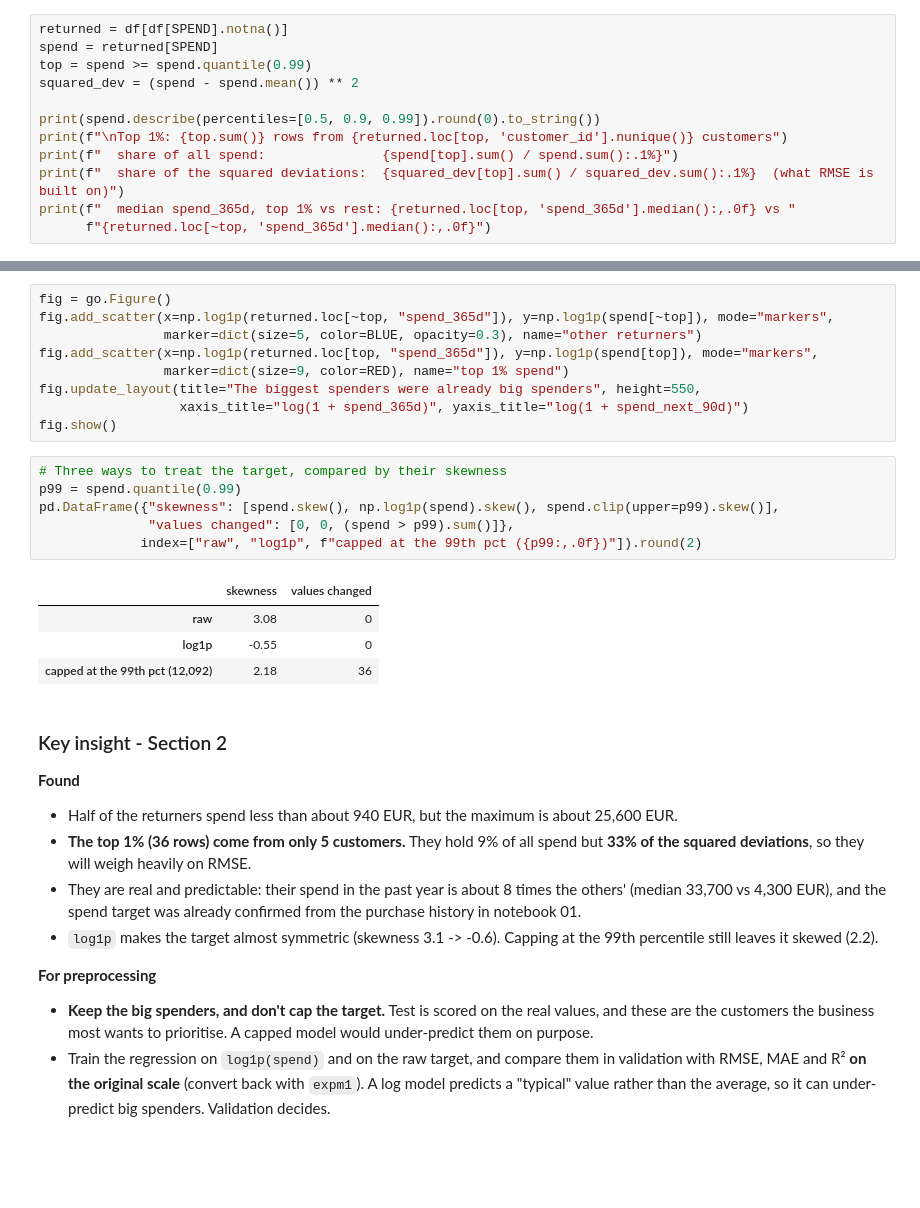
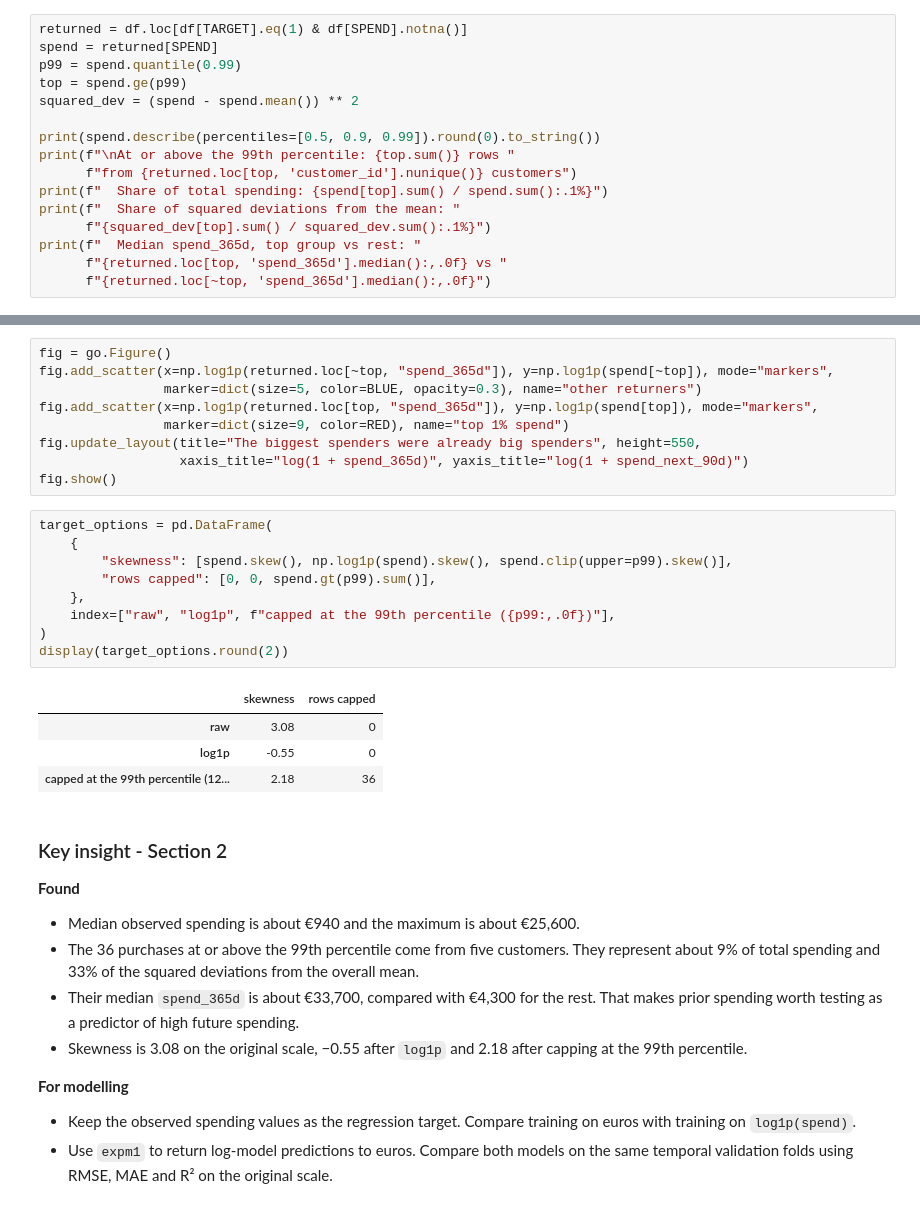
Before and after one commit to L4DR48/ETAI-Group5, a Jupyter notebook: notebooks/04_preprocessing.ipynb, the cells around one changed output, grey strips where cells are left out. Saved outputs shown, nothing was run; the diff lists cells and outputs as text; blank space fills up the shorter version.

```diff
--- a/notebooks/04_preprocessing.ipynb
+++ b/notebooks/04_preprocessing.ipynb
@@ -111,14 +157,18 @@ The regression is evaluated with **RMSE, MAE and R²** on the customers who actu
 # %%
-returned = df[df[SPEND].notna()]
+returned = df.loc[df[TARGET].eq(1) & df[SPEND].notna()]
 spend = returned[SPEND]
-top = spend >= spend.quantile(0.99)
+p99 = spend.quantile(0.99)
+top = spend.ge(p99)
 squared_dev = (spend - spend.mean()) ** 2
 
 print(spend.describe(percentiles=[0.5, 0.9, 0.99]).round(0).to_string())
-print(f"\nTop 1%: {top.sum()} rows from {returned.loc[top, 'customer_id'].nunique()} customers")
-print(f"  share of all spend:               {spend[top].sum() / spend.sum():.1%}")
-print(f"  share of the squared deviations:  {squared_dev[top].sum() / squared_dev.sum():.1%}  (what RMSE is built on)")
-print(f"  median spend_365d, top 1% vs rest: {returned.loc[top, 'spend_365d'].median():,.0f} vs "
+print(f"\nAt or above the 99th percentile: {top.sum()} rows "
+      f"from {returned.loc[top, 'customer_id'].nunique()} customers")
+print(f"  Share of total spending: {spend[top].sum() / spend.sum():.1%}")
+print(f"  Share of squared deviations from the mean: "
+      f"{squared_dev[top].sum() / squared_dev.sum():.1%}")
+print(f"  Median spend_365d, top group vs rest: "
+      f"{returned.loc[top, 'spend_365d'].median():,.0f} vs "
       f"{returned.loc[~top, 'spend_365d'].median():,.0f}")
 # %% [output]
 count     3560.0
@@ -144,25 +194,30 @@ fig.update_layout(title="The biggest spenders were already big spenders", height
                   xaxis_title="log(1 + spend_365d)", yaxis_title="log(1 + spend_next_90d)")
 fig.show()
 # %%
-# Three ways to treat the target, compared by their skewness
-p99 = spend.quantile(0.99)
-pd.DataFrame({"skewness": [spend.skew(), np.log1p(spend).skew(), spend.clip(upper=p99).skew()],
-              "values changed": [0, 0, (spend > p99).sum()]},
-             index=["raw", "log1p", f"capped at the 99th pct ({p99:,.0f})"]).round(2)
+target_options = pd.DataFrame(
+    {
+        "skewness": [spend.skew(), np.log1p(spend).skew(), spend.clip(upper=p99).skew()],
+        "rows capped": [0, 0, spend.gt(p99).sum()],
+    },
+    index=["raw", "log1p", f"capped at the 99th percentile ({p99:,.0f})"],
+)
+display(target_options.round(2))
 # %% [output]
-|  | skewness | values changed |
+|  | skewness | rows capped |
 | raw | 3.08 | 0 |
 | log1p | -0.55 | 0 |
-| capped at the 99th pct (12,092) | 2.18 | 36 |
+| capped at the 99th percentile (12... | 2.18 | 36 |
 # %% [markdown]
 ### Key insight - Section 2
 
 **Found**
-- Half of the returners spend less than about 940 EUR, but the maximum is about 25,600 EUR.
-- **The top 1% (36 rows) come from only 5 customers.** They hold 9% of all spend but **33% of the squared deviations**, so they will weigh heavily on RMSE.
-- They are real and predictable: their spend in the past year is about 8 times the others' (median 33,700 vs 4,300 EUR), and the spend target was already confirmed from the purchase history in notebook 01.
-- `log1p` makes the target almost symmetric (skewness 3.1 -> -0.6). Capping at the 99th percentile still leaves it skewed (2.2).
 
-**For preprocessing**
-- **Keep the big spenders, and don't cap the target.** Test is scored on the real values, and these are the customers the business most wants to prioritise. A capped model would under-predict them on purpose.
-- Train the regression on `log1p(spend)` and on the raw target, and compare them in validation with RMSE, MAE and R² **on the original scale** (convert back with `expm1`). A log model predicts a "typical" value rather than the average, so it can under-predict big spenders. Validation decides.
+- Median observed spending is about €940 and the maximum is about €25,600.
+- The 36 purchases at or above the 99th percentile come from five customers. They represent about 9% of total spending and 33% of the squared deviations from the overall mean.
+- Their median `spend_365d` is about €33,700, compared with €4,300 for the rest. That makes prior spending worth testing as a predictor of high future spending.
+- Skewness is 3.08 on the original scale, −0.55 after `log1p` and 2.18 after capping at the 99th percentile.
+
+**For modelling**
+
+- Keep the observed spending values as the regression target. Compare training on euros with training on `log1p(spend)`.
+- Use `expm1` to return log-model predictions to euros. Compare both models on the same temporal validation folds using RMSE, MAE and R² on the original scale.
```
Also changed, not shown: parts of 10 cells of this notebook, 3 other files.
